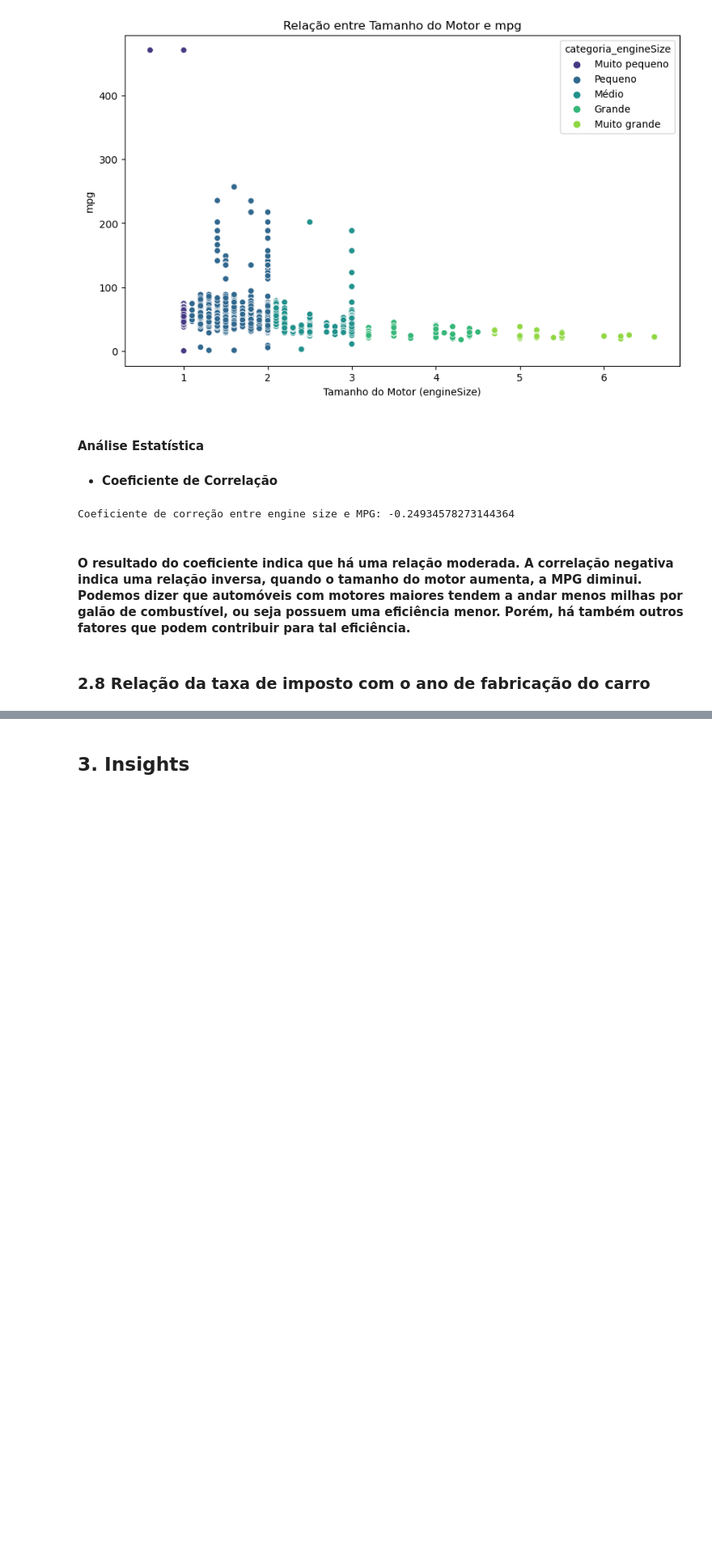
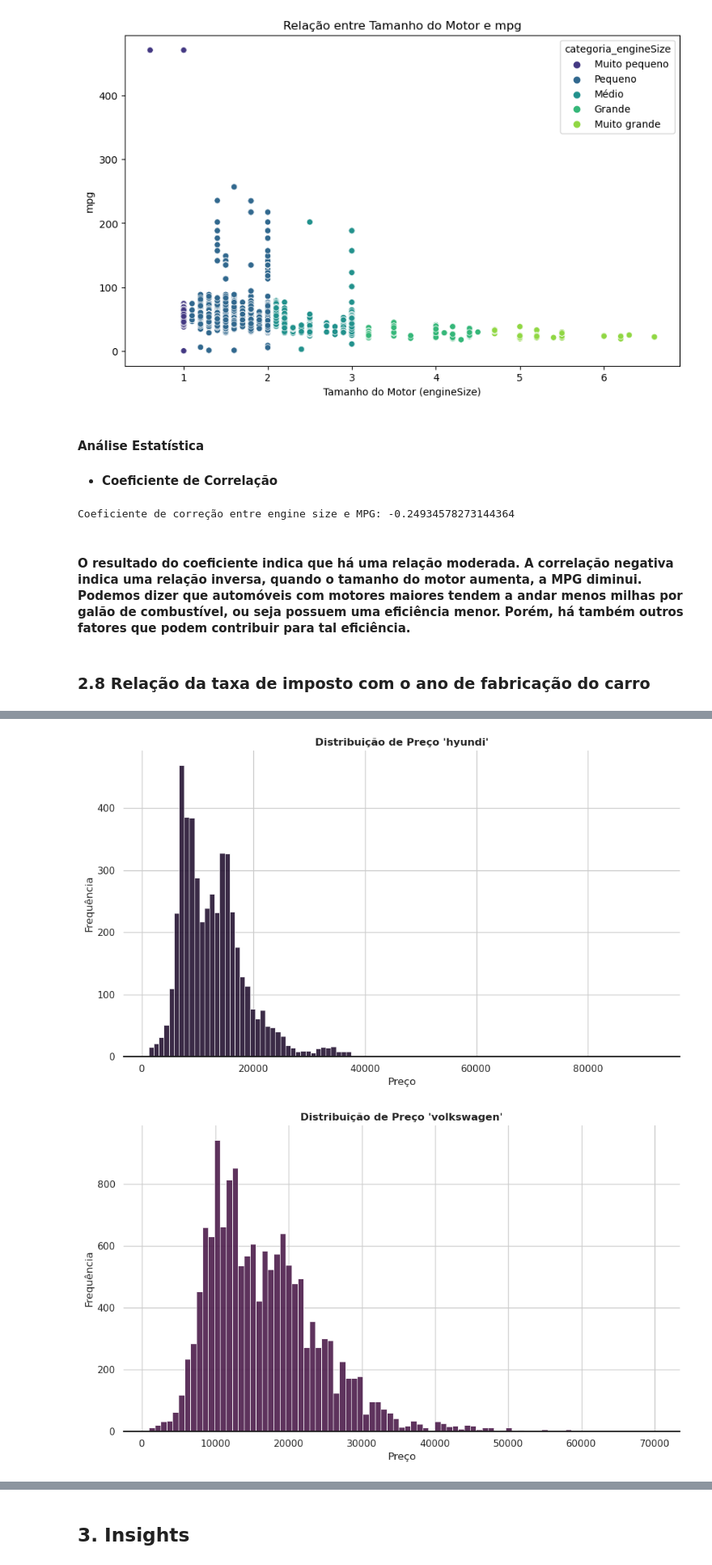
Before and after one commit to atlantico-academy/data-fusion, a Jupyter notebook: notebooks/01-exploratory_data_analysis.ipynb, the cells around one changed output, grey strips where cells are left out. Shown at 81% size. Saved outputs shown, nothing was run; the diff lists cells and outputs as text; code cells hidden in the pictures; blank space fills up the shorter version.

```diff
--- a/notebooks/01-exploratory_data_analysis.ipynb
+++ b/notebooks/01-exploratory_data_analysis.ipynb
@@ -278,0 +306,21 @@ Coeficiente de correção entre engine size e MPG: -0.24934578273144364
+# %%
+colors = sns.color_palette("rocket", df['Manufacturer'].nunique())
+
+for i, manufacturer in enumerate(df['Manufacturer'].unique()):
+    plt.figure(figsize=(10, 6))
+    ax = sns.histplot(
+        data=df[df['Manufacturer'] == manufacturer],
+        x='price',
+        color=colors[i % len(colors)],
+        alpha=0.9)
+    ax.set(frame_on=False)
+    ax.axhline(0, color="k", clip_on=False)
+    ax.set_title(f"Distribuição de Preço '{manufacturer}'", fontweight='bold')
+    ax.set_xlabel('Preço')
+    ax.set_ylabel('Frequência')
+    ax.grid(axis='y', linestyle='-')
+    plt.tight_layout()
+    plt.show()
+# %% [output]
+[figure, added]
+[figure, added]
```
Also changed, not shown: parts of 8 cells of this notebook.
